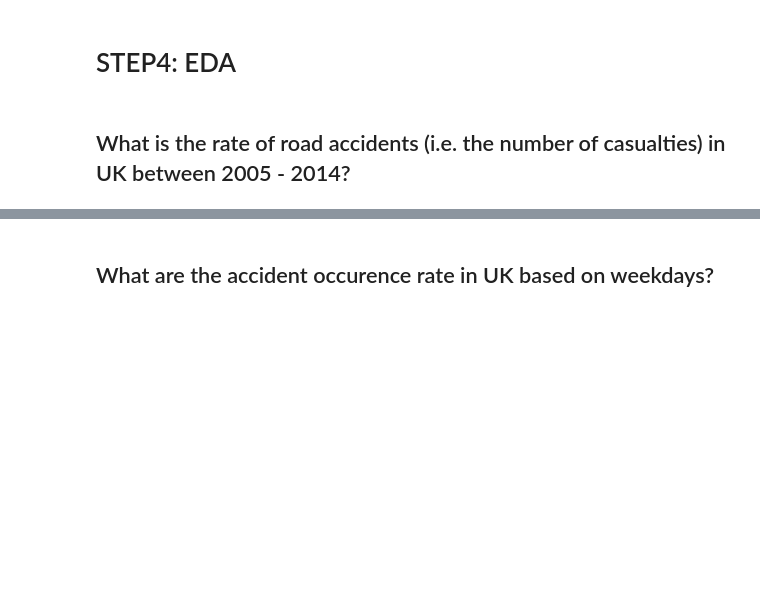
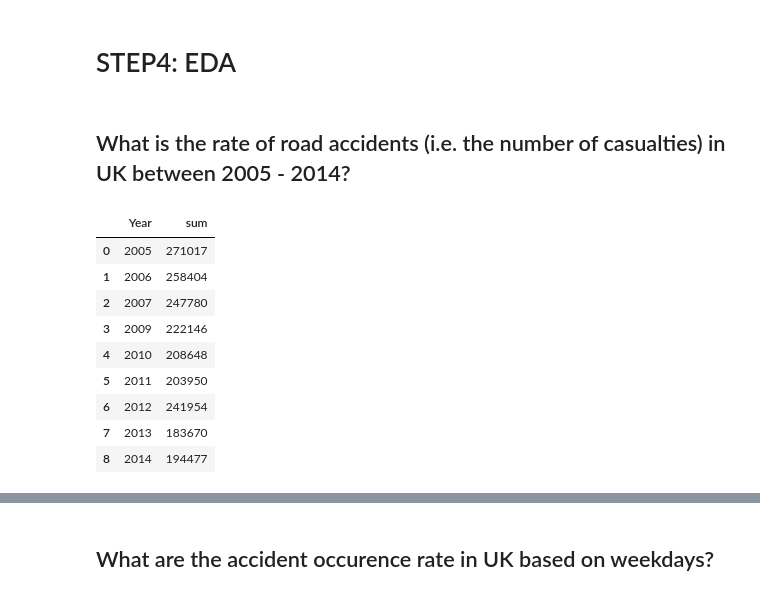
Before and after one commit to muski21/UK-Accidents-Analysis, a Jupyter notebook: UK_accidents_visualization.ipynb, the cells around one changed output, grey strips where cells are left out. Saved outputs shown, nothing was run; the diff lists cells and outputs as text; code cells hidden in the pictures; blank space fills up the shorter version.

```diff
--- a/UK_accidents_visualization.ipynb
+++ b/UK_accidents_visualization.ipynb
@@ -8,3 +64,18 @@
 # STEP4: EDA
 # %% [markdown]
 ## What is the rate of road accidents (i.e. the number of casualties) in UK between 2005 - 2014?
+# %%
+year_df=get_accidents(df_uk,'Year')
+# %%
+year_df
+# %% [output]
+|  | Year | sum |
+| 0 | 2005 | 271017 |
+| 1 | 2006 | 258404 |
+| 2 | 2007 | 247780 |
+| 3 | 2009 | 222146 |
+| 4 | 2010 | 208648 |
+| 5 | 2011 | 203950 |
+| 6 | 2012 | 241954 |
+| 7 | 2013 | 183670 |
+| 8 | 2014 | 194477 |
```
Also changed, not shown: parts of 25 cells of this notebook.
